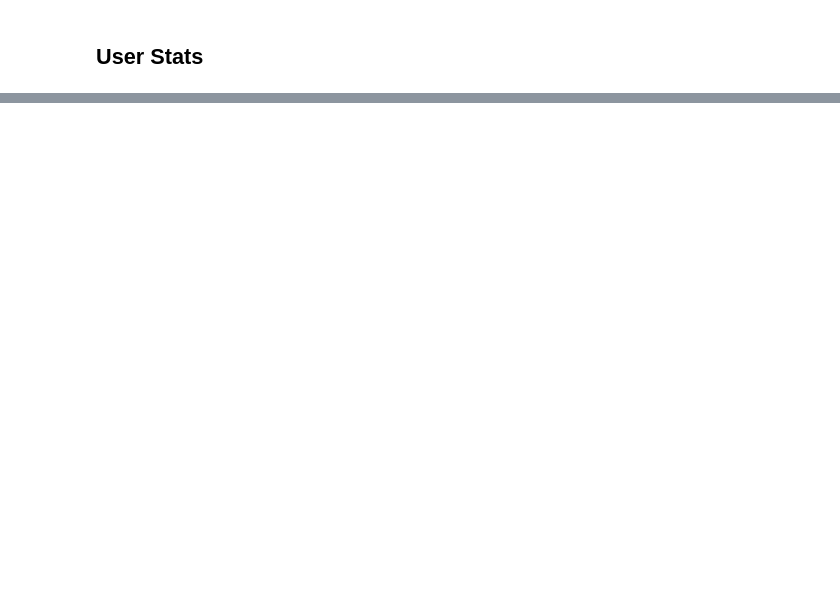
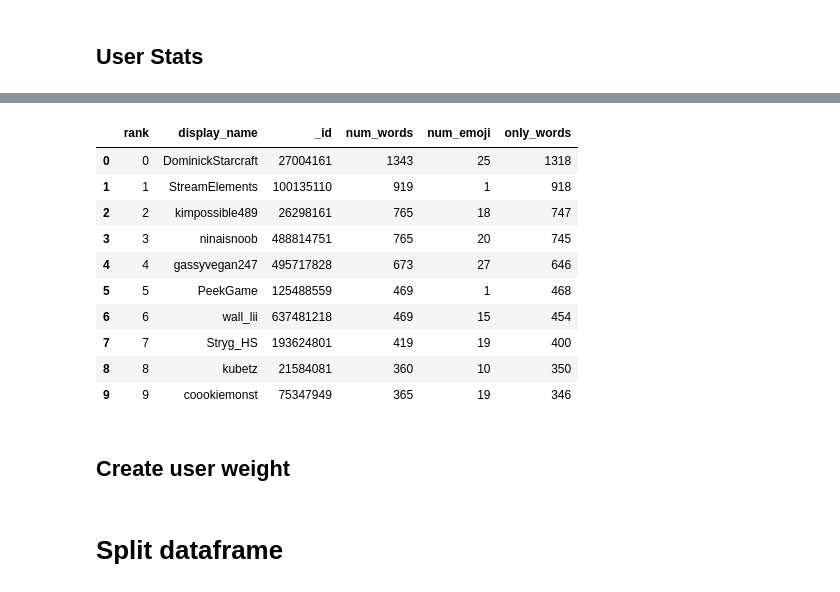
Before and after one commit to pillargg/pillar_algos, a Jupyter notebook: algorithm_3.ipynb, the cells around one changed output, grey strips where cells are left out. Drawn from its saved outputs; the diff is of its cells as text; code cells hidden in the pictures; blank space fills up the shorter version.

Commit message:
new preliminary algo3 results, added new function in data_handler.py

```diff
--- a/algorithm_3.ipynb
+++ b/algorithm_3.ipynb
@@ -34,0 +38,23 @@ user_stats(big_df)
+# %%
+data = json.load(open('data/big_data.json'))
+big_df = dh.organize_twitch_chat(data)
+big_df = big_df.astype({'_id':int})
+# %%
+id_words = pd.DataFrame(columns = ['display_name','_id','num_words', 'num_emoji'])
+for _id in big_df['_id'].unique():
+    temp_df = big_df[big_df['_id'] == _id]
+    words = temp_df['body'].str.split(' ')
+    emoji = temp_df['emoticons'].apply(lambda x: 0 if type(x) == float else len(x))
+    num_emoji = emoji.sum()
+    num_words = words.apply(lambda x: len(x))
+
+    sum_words = num_words.sum()
+    id_words = id_words.append({
+        'display_name':temp_df['display_name'].iloc[0],
+        '_id':_id,
+        'num_words':sum_words,
+        'num_emoji':num_emoji
+    }, ignore_index=True)
+# %%
+id_words = id_words.astype({'_id':int,'num_words':int,'num_emoji':int})
+id_words['only_words'] = id_words['num_words'] - id_words['num_emoji']
@@ -34,0 +69,19 @@ user_stats(big_df)
+# %%
+id_words = id_words.sort_values('only_words',ascending=False).reset_index(drop=True).reset_index()
+id_words = id_words.rename({'index':'rank'},axis=1)
+# %%
+id_words.head(10)
+# %% [output]
+|  | rank | display_name | _id | num_words | num_emoji | only_words |
+| 0 | 0 | DominickStarcraft | 27004161 | 1343 | 25 | 1318 |
+| 1 | 1 | StreamElements | 100135110 | 919 | 1 | 918 |
+| 2 | 2 | kimpossible489 | 26298161 | 765 | 18 | 747 |
+| 3 | 3 | ninaisnoob | 488814751 | 765 | 20 | 745 |
+| 4 | 4 | gassyvegan247 | 495717828 | 673 | 27 | 646 |
+| 5 | 5 | PeekGame | 125488559 | 469 | 1 | 468 |
+| 6 | 6 | wall_lii | 637481218 | 469 | 15 | 454 |
+| 7 | 7 | Stryg_HS | 193624801 | 419 | 19 | 400 |
+| 8 | 8 | kubetz | 21584081 | 360 | 10 | 350 |
+| 9 | 9 | coookiemonst | 75347949 | 365 | 19 | 346 |
+# %% [markdown]
+## Create user weight
@@ -34,0 +91,2 @@ user_stats(big_df)
+# %% [markdown]
+# Split dataframe
```
Also changed, not shown: parts of 13 cells of this notebook, 2 other files.
